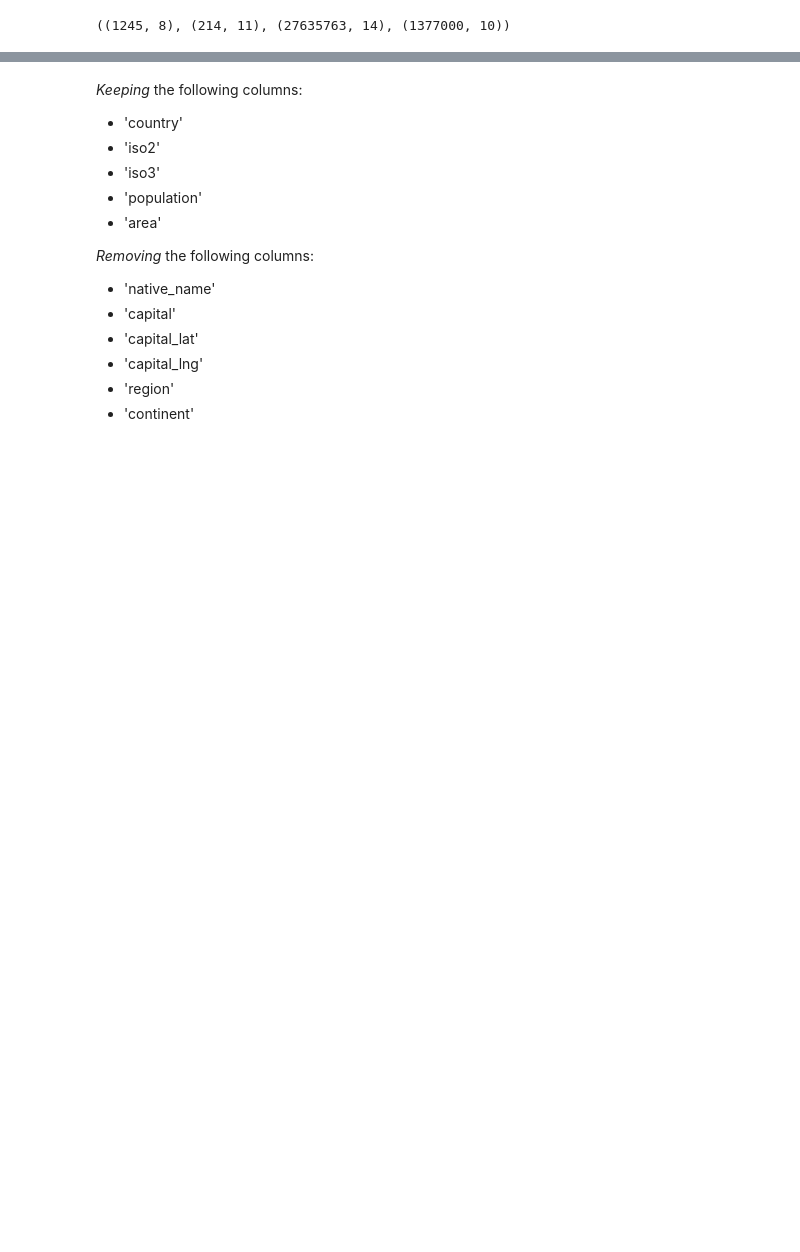
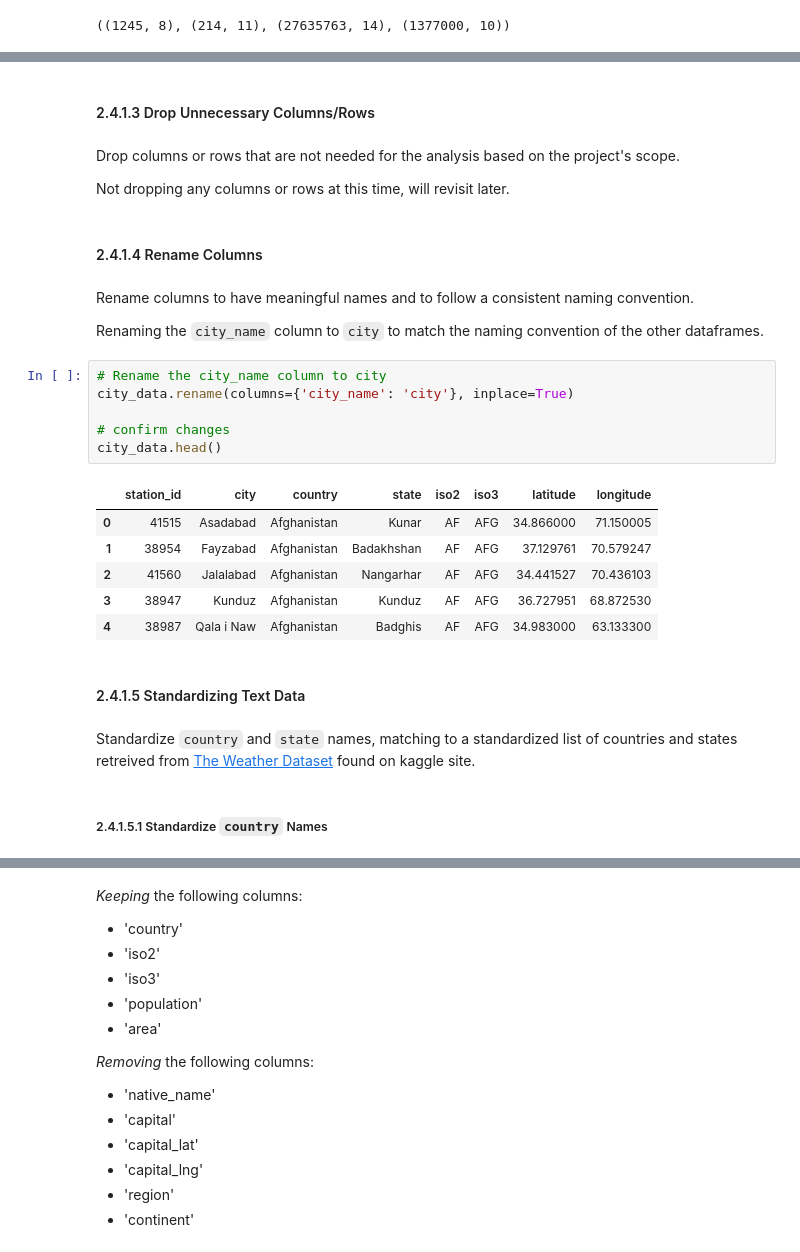
Before and after one commit to christinedbaxter/analyticsCapstone, a Jupyter notebook: notebooks/02_data_preprocessing.ipynb, the cells around one changed output, grey strips where cells are left out. Drawn from its saved outputs; the diff is of its cells as text; blank space fills up the shorter version.

```diff
--- a/notebooks/02_data_preprocessing.ipynb
+++ b/notebooks/02_data_preprocessing.ipynb
@@ -70,0 +197,31 @@ Keeping all columns for now.
+# %% [markdown]
+#### 2.4.1.3 Drop Unnecessary Columns/Rows
+# %% [markdown]
+Drop columns or rows that are not needed for the analysis based on the project's scope.
+
+Not dropping any columns or rows at this time, will revisit later.
+# %% [markdown]
+#### 2.4.1.4 Rename Columns
+# %% [markdown]
+Rename columns to have meaningful names and to follow a consistent naming convention.
+
+Renaming the `city_name` column to `city` to match the naming convention of the other dataframes.
+# %%
+# Rename the city_name column to city
+city_data.rename(columns={'city_name': 'city'}, inplace=True)
+
+# confirm changes
+city_data.head()
+# %% [output]
+|  | station_id | city | country | state | iso2 | iso3 | latitude | longitude |
+| 0 | 41515 | Asadabad | Afghanistan | Kunar | AF | AFG | 34.866000 | 71.150005 |
+| 1 | 38954 | Fayzabad | Afghanistan | Badakhshan | AF | AFG | 37.129761 | 70.579247 |
+| 2 | 41560 | Jalalabad | Afghanistan | Nangarhar | AF | AFG | 34.441527 | 70.436103 |
+| 3 | 38947 | Kunduz | Afghanistan | Kunduz | AF | AFG | 36.727951 | 68.872530 |
+| 4 | 38987 | Qala i Naw | Afghanistan | Badghis | AF | AFG | 34.983000 | 63.133300 |
+# %% [markdown]
+#### 2.4.1.5 Standardizing Text Data
+# %% [markdown]
+Standardize `country` and `state` names, matching to a standardized list of countries and states retreived from [The Weather Dataset](https://www.kaggle.com/datasets/guillemservera/global-daily-climate-data/) found on kaggle site.
+# %% [markdown]
+##### 2.4.1.5.1 Standardize `country` Names
```
Also changed, not shown: parts of 241 cells of this notebook.
